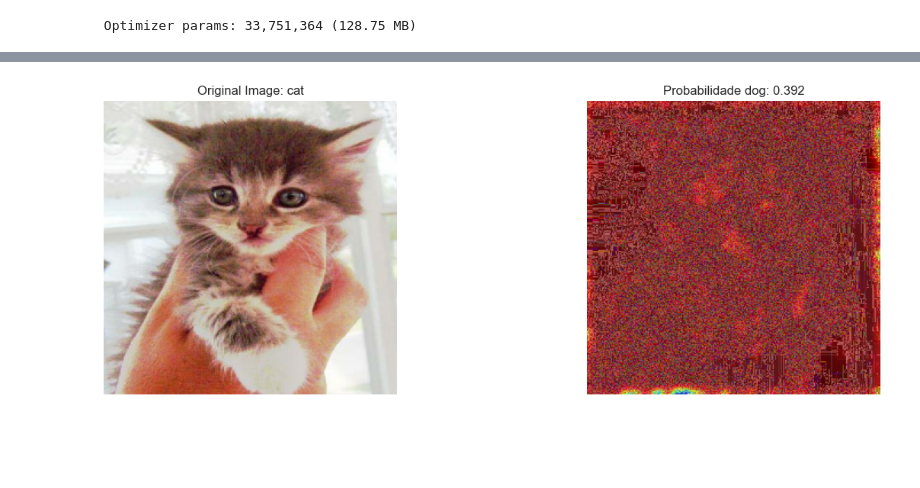
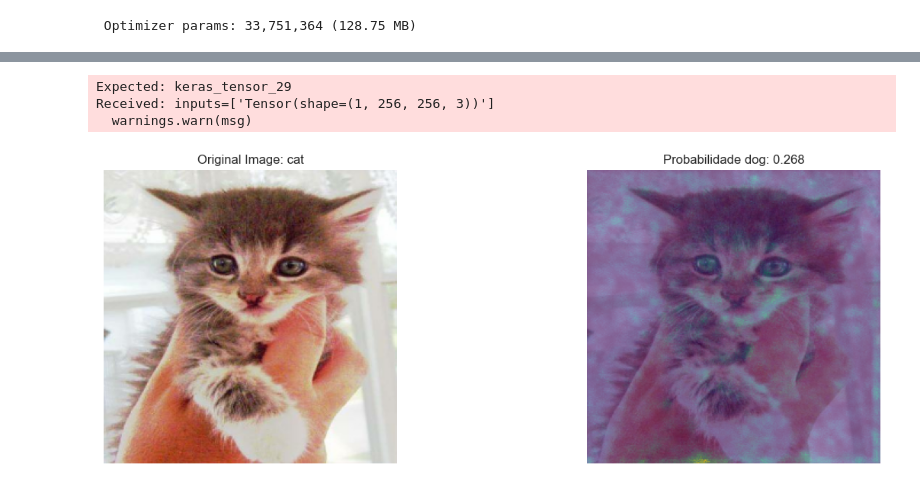
Before and after one commit to Kinpau/APVC_Projeto, a Jupyter notebook: APVC-Desafio2/notebooks/D2Parte2.ipynb, the cells around one changed output, grey strips where cells are left out. Drawn from its saved outputs; the diff is of its cells as text; code cells hidden in the pictures; blank space fills up the shorter version.

```diff
--- a/APVC-Desafio2/notebooks/D2Parte2.ipynb
+++ b/APVC-Desafio2/notebooks/D2Parte2.ipynb
@@ -485,27 +485,30 @@ saliency = Saliency(model, clone=False)
 # %%
 # Load and preprocess an example image
 img_id = 0 # 5656
 img = train_list[0][0][img_id]  # Tensor
 img_array = np.expand_dims(img, axis = 0)  # Normalize and add batch dimension, now numpy array
 # Compute saliency map
 saliency_map = saliency(score, img_array, smooth_samples=20, smooth_noise=0.2)
 saliency_map = normalize(saliency_map)
 # Overlay saliency map on original image
-heatmap = cv2.applyColorMap(np.uint8(255 * saliency_map).squeeze(), cv2.COLORMAP_JET)
-overlay = cv2.addWeighted(heatmap, 0.6, np.uint8(255 * img), 0.4, 0)
+heatmap = cv2.cvtColor(cv2.applyColorMap(np.uint8(np.floor(saliency_map*255)).squeeze(), cv2.COLORMAP_VIRIDIS), cv2.COLOR_BGR2RGB)
+overlay = cv2.addWeighted(heatmap, 0.6, np.uint8(img), 0.4, 0)
 
 # Display results
 fig, ax = plt.subplots(1, 2, figsize=(15, 5))
-ax[0].imshow(img.numpy().astype("uint8"))
+ax[0].imshow(img/255)
 ax[0].set_title(f"Original Image: {labels[int(train_list[0][1][img_id])]}")
 ax[0].axis("off")
 
 ax[1].imshow(overlay)
 ax[1].set_title(f"Probabilidade {labels[1]}: {train_preds[img_id]:.3f}")
 ax[1].axis("off")
 
 plt.show()
 # %% [output]
+Expected: keras_tensor_29
+Received: inputs=['Tensor(shape=(1, 256, 256, 3))']
+  warnings.warn(msg)
-[figure, old version]
+[figure, new version]
 # %%
 # https://tree.rocks/get-heatmap-from-cnn-convolution-neural-network-aka-grad-cam-222e08f57a34
```
Also changed, not shown: parts of 6 cells of this notebook.
